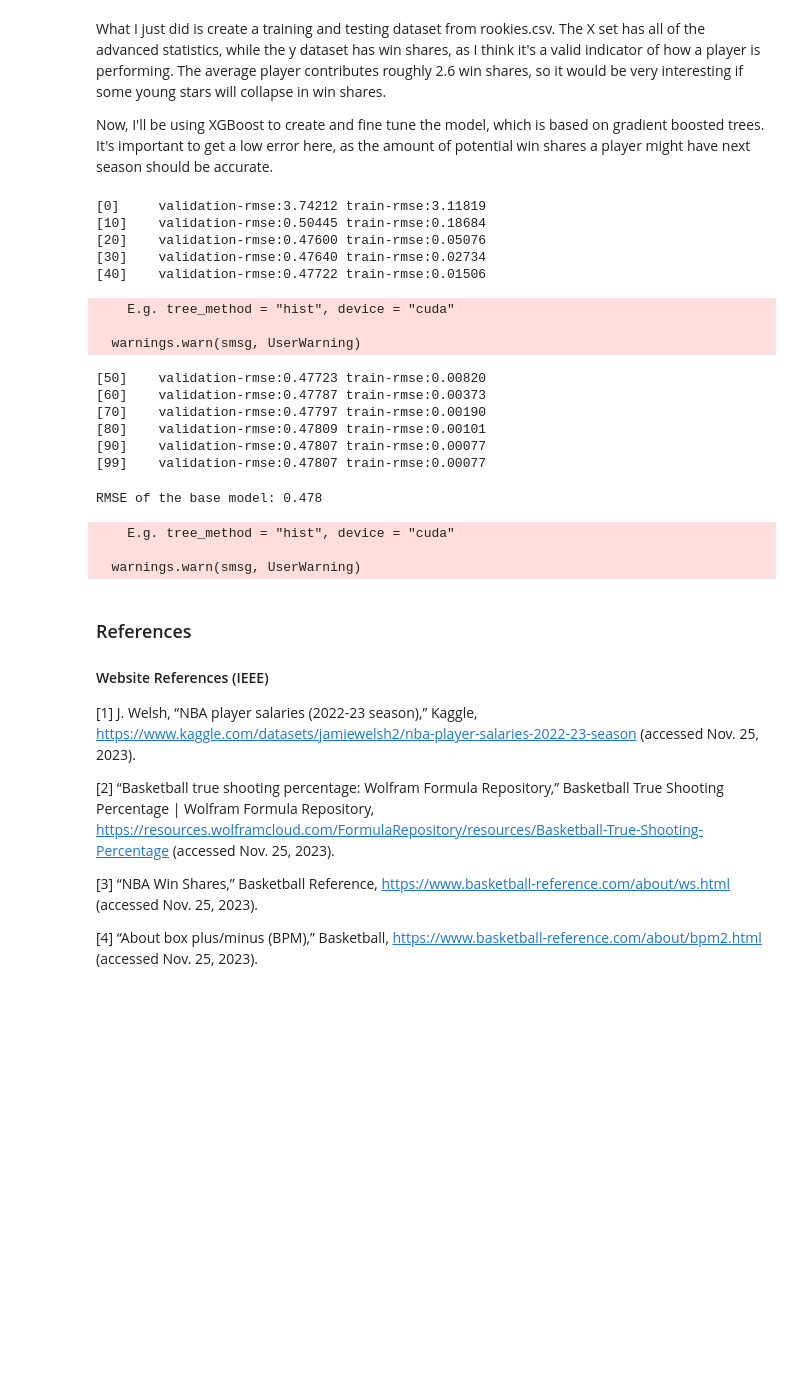
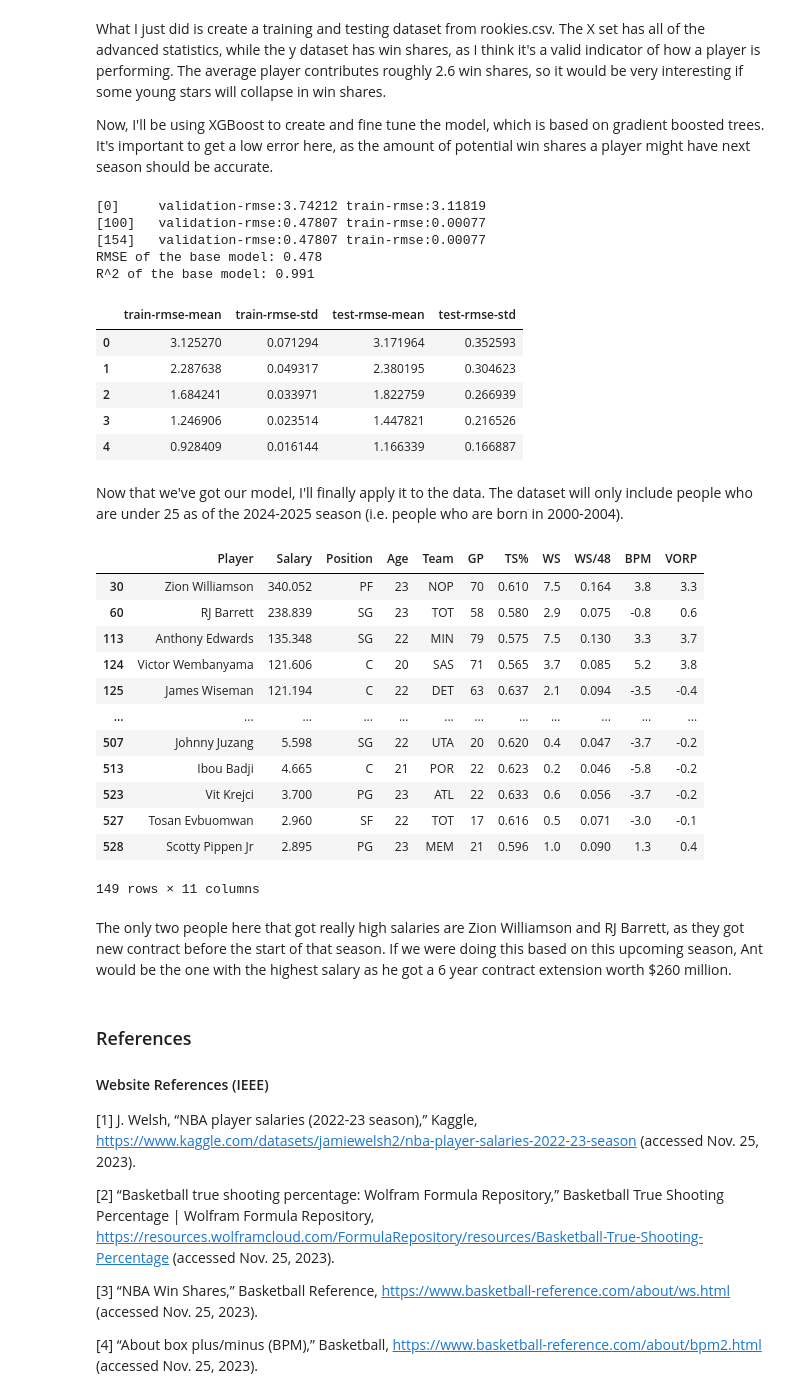
Before and after one commit to Koops0/EDANBA, a Jupyter notebook: 2023-2024/EDANBA.ipynb, the cells around one changed output. Drawn from its saved outputs; the diff is of its cells as text; code cells hidden in the pictures; blank space fills up the shorter version.

Commit message:
finished model?

```diff
--- a/2023-2024/EDANBA.ipynb
+++ b/2023-2024/EDANBA.ipynb
@@ -335,10 +335,9 @@ Now, I'll be using XGBoost to create and fine tune the model, which is based on
 dtrain_reg = xgb.DMatrix(X_train, y_train)
 dtest_reg = xgb.DMatrix(X_test, y_test)
 
-params = {"objective": "reg:squarederror", "tree_method": "gpu_hist"}
-n = 100
-
+params = {"objective": "reg:squarederror", "tree_method": "hist", "device": "cuda"}
 evals = [(dtest_reg, "validation"), (dtrain_reg, "train")]
+n = 200
 
 
 model = xgb.train(
@@ -346,33 +345,59 @@ model = xgb.train(
    dtrain=dtrain_reg,
    num_boost_round=n,
    evals=evals,
-   verbose_eval=10 # Every ten rounds
+   verbose_eval=100,
+   # Activate early stopping
+   early_stopping_rounds=50
 )
+
+#Cross Validation
+results = xgb.cv(
+   params, dtrain_reg,
+   num_boost_round=n,
+   nfold=5,
+   early_stopping_rounds=20
+)
+
+#Check Error
+preds = model.predict(dtest_reg)
+rmse = root_mean_squared_error(y_test, preds)
+print(f"RMSE of the base model: {rmse:.3f}")
+print(f"R^2 of the base model: {r2_score(y_test, preds):.3f}")
+
+results.head()
 # %% [output]
 [0]     validation-rmse:3.74212 train-rmse:3.11819
-[10]    validation-rmse:0.50445 train-rmse:0.18684
-[20]    validation-rmse:0.47600 train-rmse:0.05076
-[30]    validation-rmse:0.47640 train-rmse:0.02734
-[40]    validation-rmse:0.47722 train-rmse:0.01506
+[100]   validation-rmse:0.47807 train-rmse:0.00077
+[154]   validation-rmse:0.47807 train-rmse:0.00077
+RMSE of the base model: 0.478
+R^2 of the base model: 0.991
-    E.g. tree_method = "hist", device = "cuda"
-
-  warnings.warn(smsg, UserWarning)
-[50]    validation-rmse:0.47723 train-rmse:0.00820
-[60]    validation-rmse:0.47787 train-rmse:0.00373
-[70]    validation-rmse:0.47797 train-rmse:0.00190
-[80]    validation-rmse:0.47809 train-rmse:0.00101
-[90]    validation-rmse:0.47807 train-rmse:0.00077
-[99]    validation-rmse:0.47807 train-rmse:0.00077
+|  | train-rmse-mean | train-rmse-std | test-rmse-mean | test-rmse-std |
+| 0 | 3.125270 | 0.071294 | 3.171964 | 0.352593 |
+| 1 | 2.287638 | 0.049317 | 2.380195 | 0.304623 |
+| 2 | 1.684241 | 0.033971 | 1.822759 | 0.266939 |
+| 3 | 1.246906 | 0.023514 | 1.447821 | 0.216526 |
+| 4 | 0.928409 | 0.016144 | 1.166339 | 0.166887 |
-# %%
-preds = model.predict(dtest_reg)
-rmse = mean_squared_error(y_test, preds, squared=False)
-
-print(f"RMSE of the base model: {rmse:.3f}")
-# %% [output]
-RMSE of the base model: 0.478
-    E.g. tree_method = "hist", device = "cuda"
-
-  warnings.warn(smsg, UserWarning)
+# %% [markdown]
+Now that we've got our model, I'll finally apply it to the data. The dataset will only include people who are under 25 as of the 2024-2025 season (i.e. people who are born in 2000-2004).
+# %%
+young_players = nba_data[nba_data['Age'] < 24]
+young_players
+# %% [output]
+|  | Player | Salary | Position | Age | Team | GP | TS% | WS | WS/48 | BPM | VORP |
+| 30 | Zion Williamson | 340.052 | PF | 23 | NOP | 70 | 0.610 | 7.5 | 0.164 | 3.8 | 3.3 |
+| 60 | RJ Barrett | 238.839 | SG | 23 | TOT | 58 | 0.580 | 2.9 | 0.075 | -0.8 | 0.6 |
+| 113 | Anthony Edwards | 135.348 | SG | 22 | MIN | 79 | 0.575 | 7.5 | 0.130 | 3.3 | 3.7 |
+| 124 | Victor Wembanyama | 121.606 | C | 20 | SAS | 71 | 0.565 | 3.7 | 0.085 | 5.2 | 3.8 |
+| 125 | James Wiseman | 121.194 | C | 22 | DET | 63 | 0.637 | 2.1 | 0.094 | -3.5 | -0.4 |
+| ... | ... | ... | ... | ... | ... | ... | ... | ... | ... | ... | ... |
+| 507 | Johnny Juzang | 5.598 | SG | 22 | UTA | 20 | 0.620 | 0.4 | 0.047 | -3.7 | -0.2 |
+| 513 | Ibou Badji | 4.665 | C | 21 | POR | 22 | 0.623 | 0.2 | 0.046 | -5.8 | -0.2 |
+| 523 | Vit Krejci | 3.700 | PG | 23 | ATL | 22 | 0.633 | 0.6 | 0.056 | -3.7 | -0.2 |
+| 527 | Tosan Evbuomwan | 2.960 | SF | 22 | TOT | 17 | 0.616 | 0.5 | 0.071 | -3.0 | -0.1 |
+| 528 | Scotty Pippen Jr | 2.895 | PG | 23 | MEM | 21 | 0.596 | 1.0 | 0.090 | 1.3 | 0.4 |
+149 rows × 11 columns
+# %% [markdown]
+The only two people here that got really high salaries are Zion Williamson and RJ Barrett, as they got new contract before the start of that season. If we were doing this based on this upcoming season, Ant would be the one with the highest salary as he got a 6 year contract extension worth $260 million.
 # %% [markdown]
 ### References
 #### Website References (IEEE)
```
Also changed, not shown: parts of 1 cell of this notebook.
